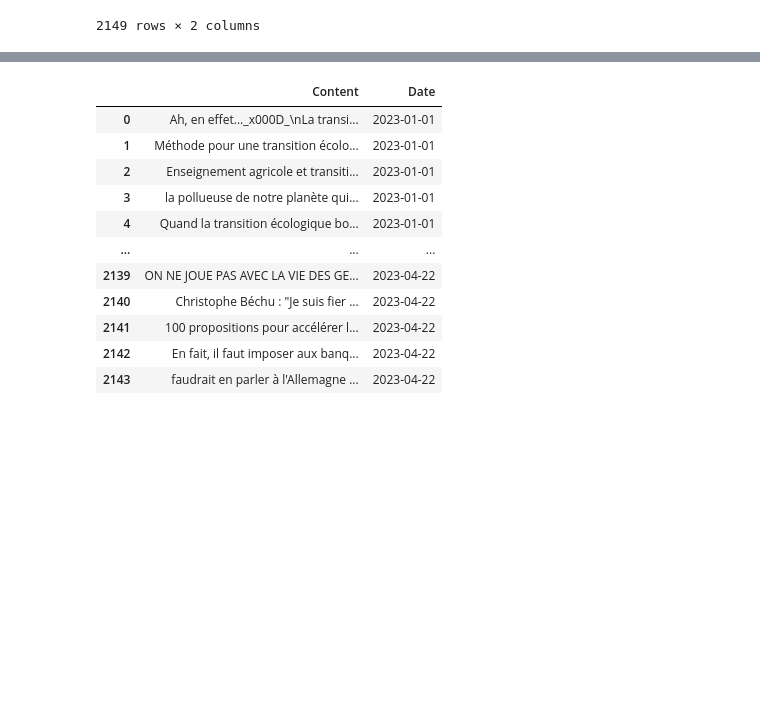
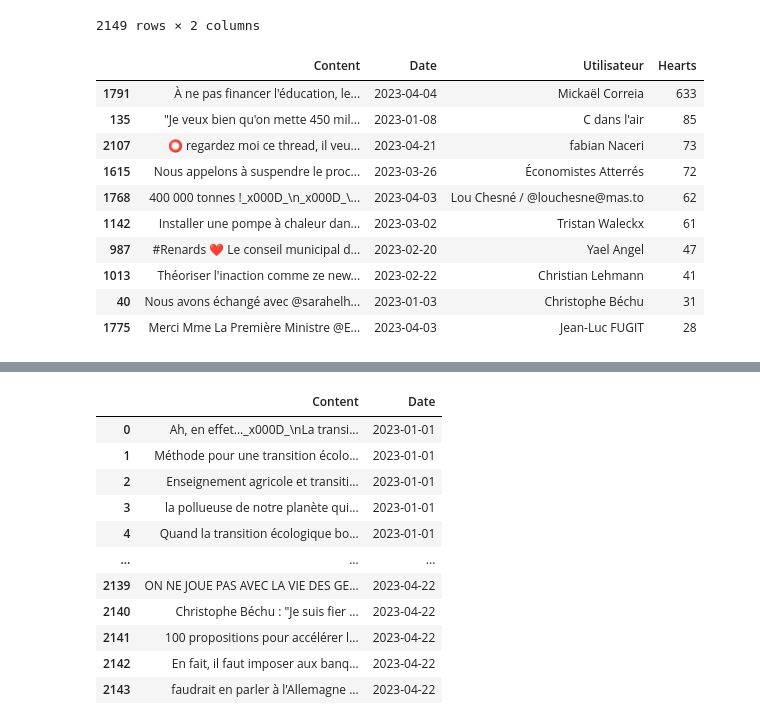
Before and after one commit to LobsterOrganization/LobsterTwitterScrapping, a Jupyter notebook: pythonFile/Text_Analysis_Compare_TEner_TEco.ipynb, the cells around one changed output, grey strips where cells are left out. Drawn from its saved outputs; the diff is of its cells as text; code cells hidden in the pictures; blank space fills up the shorter version.

Commit message:
add most Liked and Controversial Tweets top 10, TEner and TEco

```diff
--- a/pythonFile/Text_Analysis_Compare_TEner_TEco.ipynb
+++ b/pythonFile/Text_Analysis_Compare_TEner_TEco.ipynb
@@ -38,3 +38,37 @@ df_TEner_Content
 | 2147 | Pour aller + loin, rejoignez notr... | 2023-04-22 |
 | 2148 | Partagez ce thread pour que vos c... | 2023-04-22 |
 2149 rows × 2 columns
+# %%
+df_TEco = pd.read_excel('PPD_Transition_Ecologique_Scrapping.xlsx')
+
+
+import numpy as np
+
+# Remplacer les valeurs NaN par 0 dans la colonne 'Like'
+df_TEco['Hearts'].fillna(0, inplace=True)
+
+
+df_TEco['Hearts'] = df_TEco['Hearts'].astype(int)
+
+df_sorted = df_TEco.sort_values('Hearts', ascending=False)
+
+
+df_sortHeart = pd.DataFrame(df_sorted.head(10), columns=["Content", "Date", "Utilisateur", "Hearts"])
+
+# Afficher tout le dataframe tr
+
+
+df_sortHeart.to_csv('./exportfile/Like_and_Controversial/20230527 Top 10 des tweets les plus likés - Transition Ecologique_2023.csv', encoding='utf-8-sig', index=False)
+df_sortHeart
+# %% [output]
+|  | Content | Date | Utilisateur | Hearts |
+| 1791 | À ne pas financer l'éducation, le... | 2023-04-04 | Mickaël Correia | 633 |
+| 135 | "Je veux bien qu'on mette 450 mil... | 2023-01-08 | C dans l'air | 85 |
+| 2107 | ⭕️ regardez moi ce thread, il veu... | 2023-04-21 | fabian Naceri | 73 |
+| 1615 | Nous appelons à suspendre le proc... | 2023-03-26 | Économistes Atterrés | 72 |
+| 1768 | 400 000 tonnes !_x000D_\n_x000D_\... | 2023-04-03 | Lou Chesné / @louchesne@mas.to | 62 |
+| 1142 | Installer une pompe à chaleur dan... | 2023-03-02 | Tristan Waleckx | 61 |
+| 987 | #Renards ❤ Le conseil municipal d... | 2023-02-20 | Yael Angel | 47 |
+| 1013 | Théoriser l'inaction comme ze new... | 2023-02-22 | Christian Lehmann | 41 |
+| 40 | Nous avons échangé avec @sarahelh... | 2023-01-03 | Christophe Béchu | 31 |
+| 1775 | Merci Mme La Première Ministre @E... | 2023-04-03 | Jean-Luc FUGIT | 28 |
```
Also changed, not shown: parts of 2 cells of this notebook, 4 other files.
